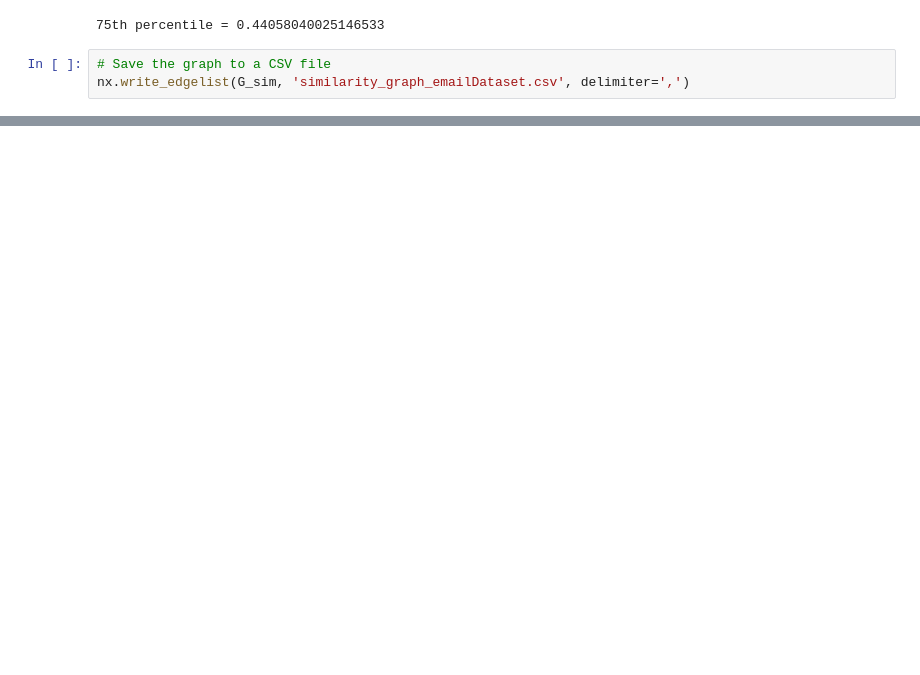
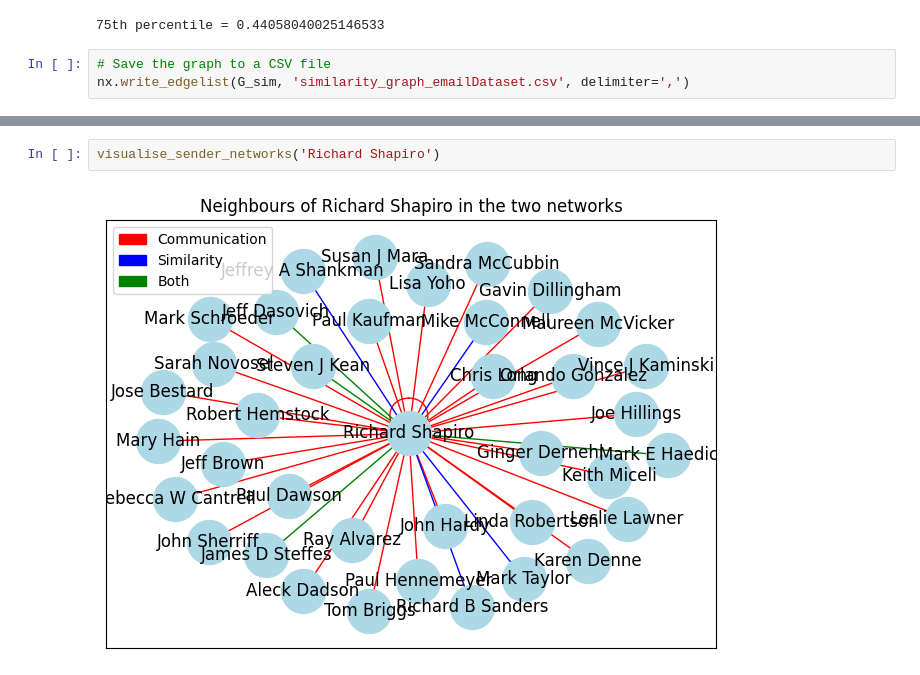
Before and after one commit to mingweiiiiiiiiii/23-24-CS7IS4-Group4, a Jupyter notebook: newExperimentOnEmail.ipynb, the cells around one changed output, grey strips where cells are left out. Cells and saved outputs as stored; diff of their text form; blank space fills up the shorter version.

```diff
--- a/newExperimentOnEmail.ipynb
+++ b/newExperimentOnEmail.ipynb
@@ -163,0 +207,4 @@ Node Diane Fellers is not in both graphs
+# %%
+visualise_sender_networks('Richard Shapiro')
+# %% [output]
+[figure, added]
```
Also changed, not shown: parts of 18 cells of this notebook.
